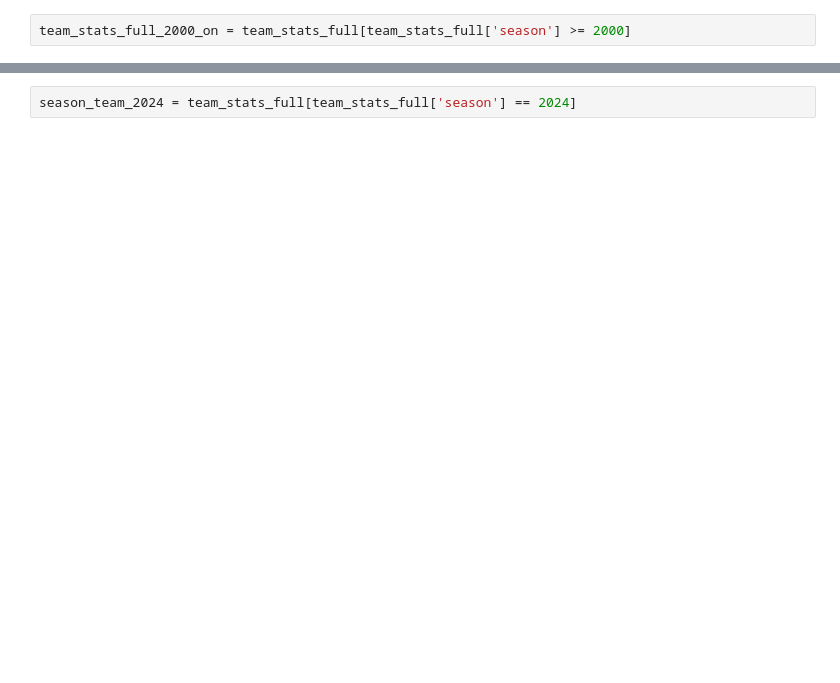
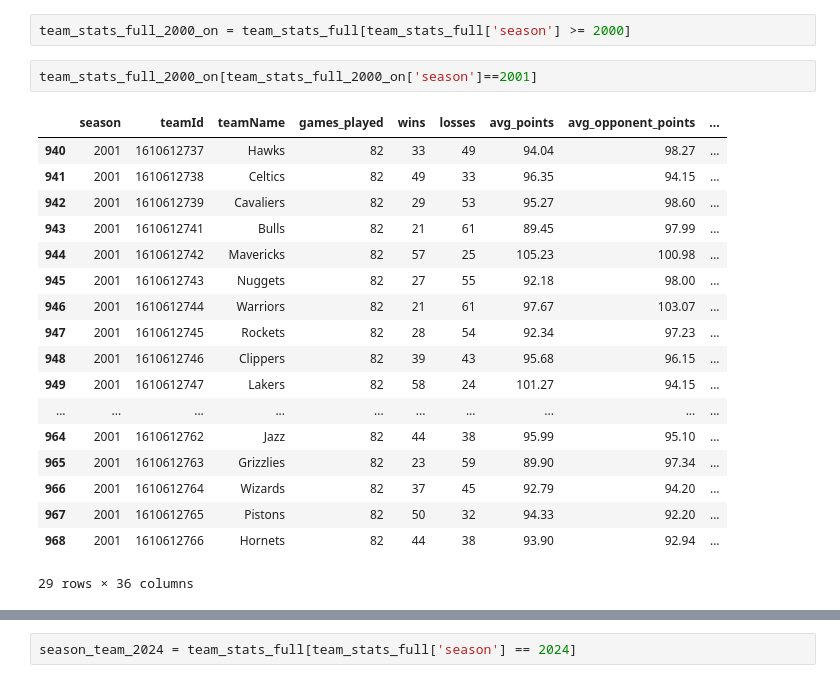
Before and after one commit to chrisjrizo/DS-207-NBA-Project, a Jupyter notebook: data_cleansing.ipynb, the cells around one changed output, grey strips where cells are left out. Saved outputs shown, nothing was run; the diff lists cells and outputs as text; blank space fills up the shorter version.

```diff
--- a/data_cleansing.ipynb
+++ b/data_cleansing.ipynb
@@ -98,2 +148,23 @@ team_stats_full[['playoff_games', 'playoff_wins', 'playoff_losses']] = (
 # %%
 team_stats_full_2000_on = team_stats_full[team_stats_full['season'] >= 2000]
+# %%
+team_stats_full_2000_on[team_stats_full_2000_on['season']==2001]
+# %% [output]
+|  | season | teamId | teamName | games_played | wins | losses | avg_points | avg_opponent_points | ... |
+| 940 | 2001 | 1610612737 | Hawks | 82 | 33 | 49 | 94.04 | 98.27 | ... |
+| 941 | 2001 | 1610612738 | Celtics | 82 | 49 | 33 | 96.35 | 94.15 | ... |
+| 942 | 2001 | 1610612739 | Cavaliers | 82 | 29 | 53 | 95.27 | 98.60 | ... |
+| 943 | 2001 | 1610612741 | Bulls | 82 | 21 | 61 | 89.45 | 97.99 | ... |
+| 944 | 2001 | 1610612742 | Mavericks | 82 | 57 | 25 | 105.23 | 100.98 | ... |
+| 945 | 2001 | 1610612743 | Nuggets | 82 | 27 | 55 | 92.18 | 98.00 | ... |
+| 946 | 2001 | 1610612744 | Warriors | 82 | 21 | 61 | 97.67 | 103.07 | ... |
+| 947 | 2001 | 1610612745 | Rockets | 82 | 28 | 54 | 92.34 | 97.23 | ... |
+| 948 | 2001 | 1610612746 | Clippers | 82 | 39 | 43 | 95.68 | 96.15 | ... |
+| 949 | 2001 | 1610612747 | Lakers | 82 | 58 | 24 | 101.27 | 94.15 | ... |
+| ... | ... | ... | ... | ... | ... | ... | ... | ... | ... |
+| 964 | 2001 | 1610612762 | Jazz | 82 | 44 | 38 | 95.99 | 95.10 | ... |
+| 965 | 2001 | 1610612763 | Grizzlies | 82 | 23 | 59 | 89.90 | 97.34 | ... |
+| 966 | 2001 | 1610612764 | Wizards | 82 | 37 | 45 | 92.79 | 94.20 | ... |
+| 967 | 2001 | 1610612765 | Pistons | 82 | 50 | 32 | 94.33 | 92.20 | ... |
+| 968 | 2001 | 1610612766 | Hornets | 82 | 44 | 38 | 93.90 | 92.94 | ... |
+29 rows × 36 columns
```
Also changed, not shown: parts of 11 cells of this notebook, 1 other file.
